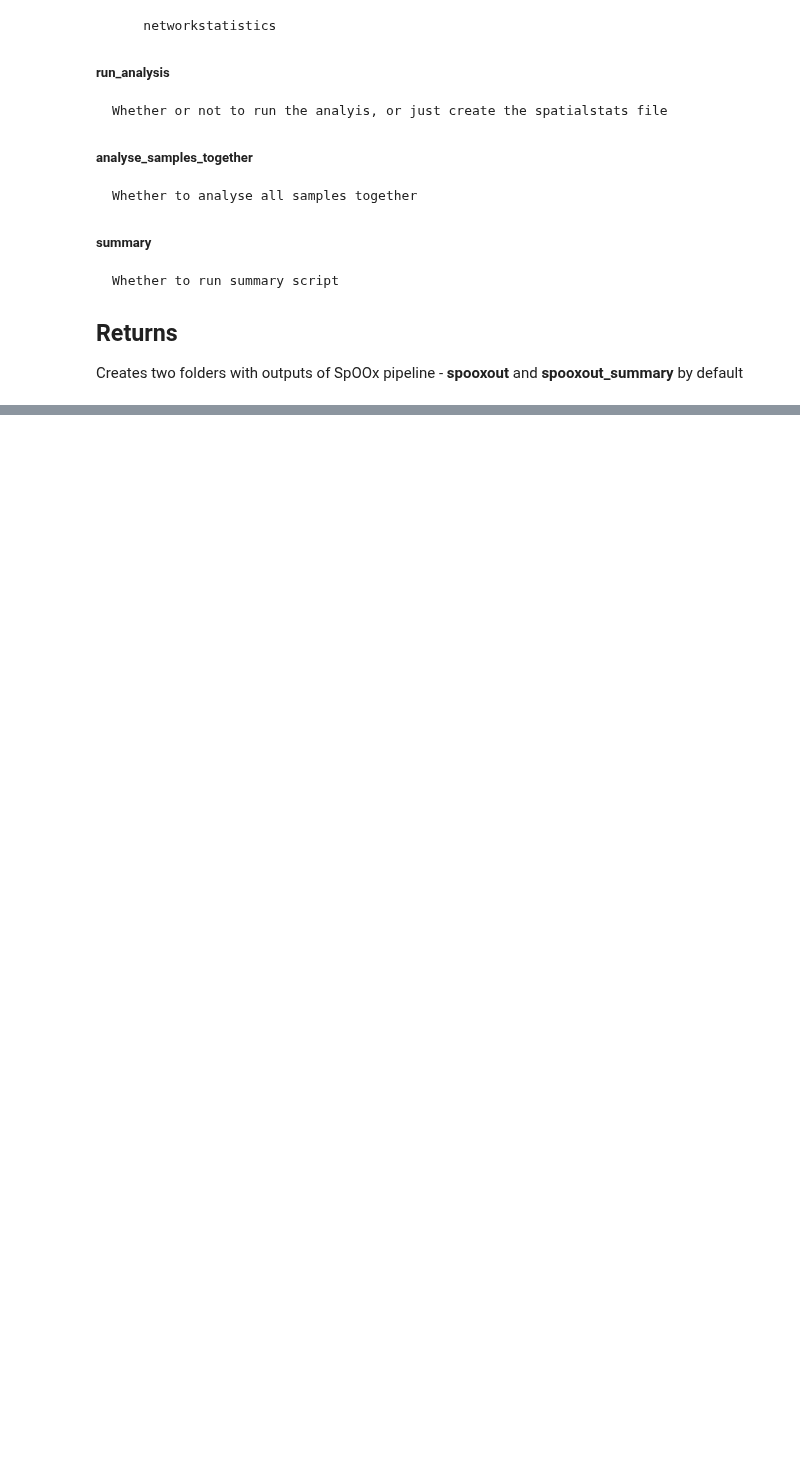
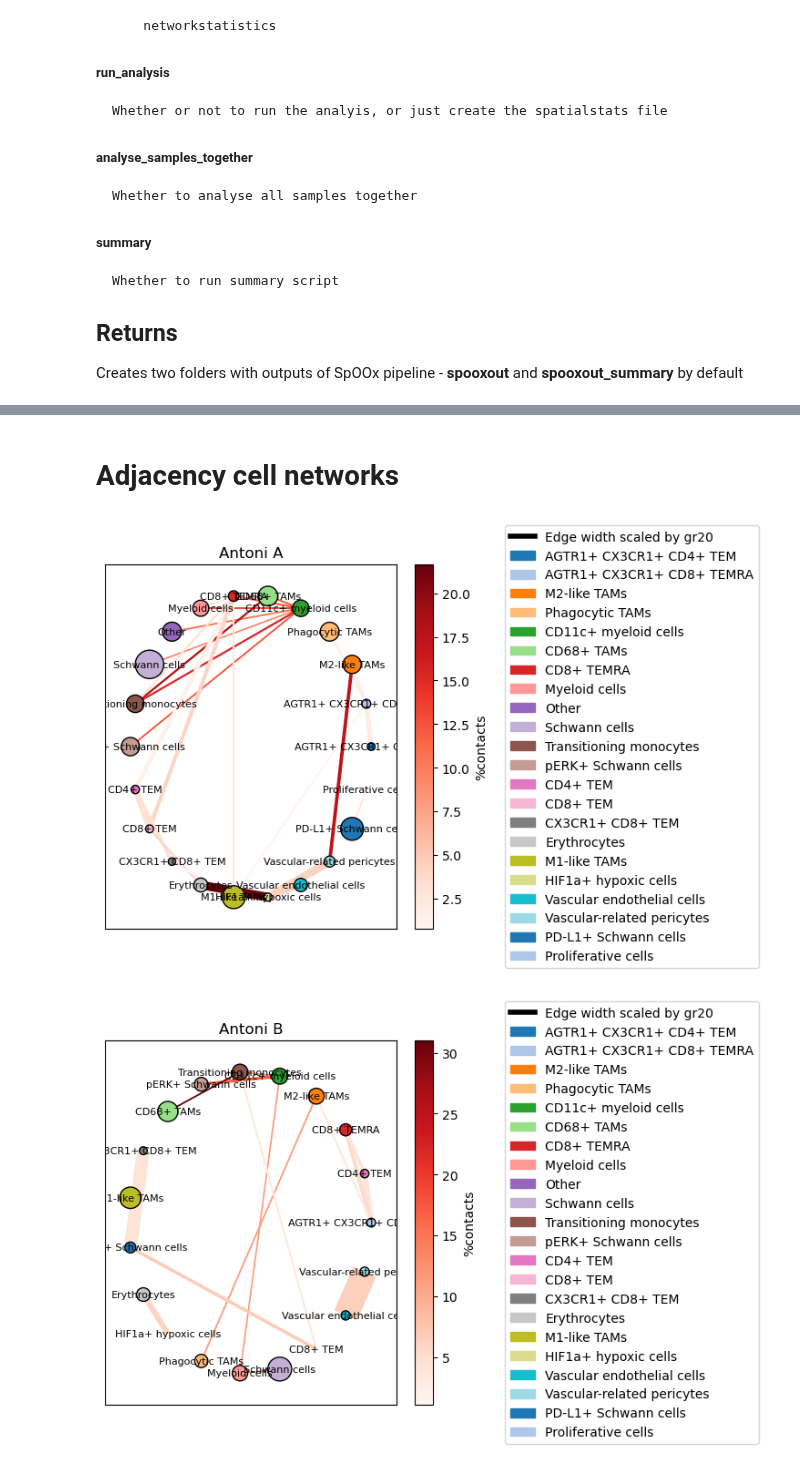
Before and after one commit to dr-michael-haley/imcanalysis, a Jupyter notebook: Mike_IMC_Pipeline/5. Spatial analyses.ipynb, the cells around one changed output, grey strips where cells are left out. Cells and saved outputs as stored; diff of their text form; code cells hidden in the pictures; blank space fills up the shorter version.

```diff
--- a/Mike_IMC_Pipeline/5. Spatial analyses.ipynb
+++ b/Mike_IMC_Pipeline/5. Spatial analyses.ipynb
@@ -57,0 +85,2 @@ spatial.run_spoox(adata,
+# %% [markdown]
+# Adjacency cell networks
@@ -57,0 +89,5 @@ spatial.run_spoox(adata,
+# %%
+spatial.create_network_graphs(data)
+# %% [output]
+[figure, added]
+[figure, added]
```
Also changed, not shown: parts of 14 cells of this notebook, 2 other files.
